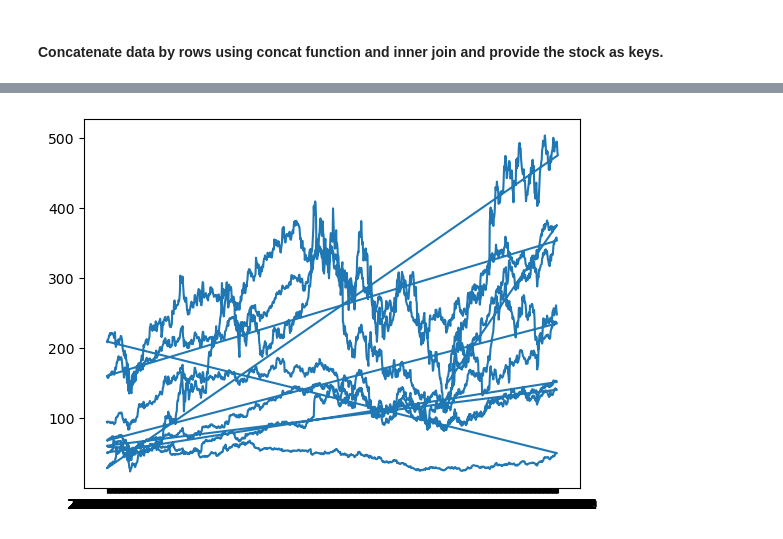
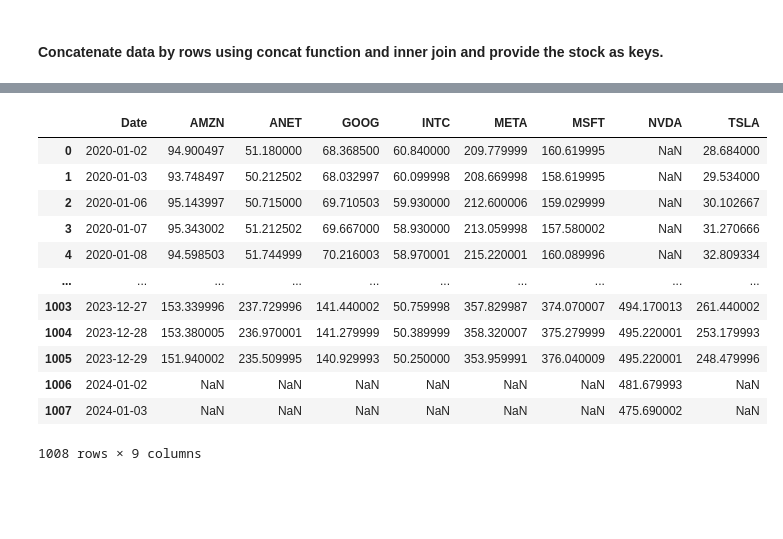
Before and after one commit to skiluvia/project1-varos-kiluvia-conley-melton, a Jupyter notebook: Project_1.ipynb, the cells around one changed output, grey strips where cells are left out. Saved outputs shown, nothing was run; the diff lists cells and outputs as text; code cells hidden in the pictures; blank space fills up the shorter version.

```diff
--- a/Project_1.ipynb
+++ b/Project_1.ipynb
@@ -8,23 +12,31 @@ import matplotlib.pyplot as plt
 #### Read in Files
 # %%
 ## Import data
-amzn_path = Path('C:/Users/richv/OneDrive/Documents/GitHub/project1-varos-kiluvia-conley-melton/Resources/AMZN.csv')
-anet_path = Path('C:/Users/richv/OneDrive/Documents/GitHub/project1-varos-kiluvia-conley-melton/Resources/ANET.csv')
-goog_path = Path('C:/Users/richv/OneDrive/Documents/GitHub/project1-varos-kiluvia-conley-melton/Resources/GOOG.csV')
-intc_path = Path('C:/Users/richv/OneDrive/Documents/GitHub/project1-varos-kiluvia-conley-melton/Resources/INTC.csv')
-meta_path = Path('C:/Users/richv/OneDrive/Documents/GitHub/project1-varos-kiluvia-conley-melton/Resources/META.csv')
-msft_path = Path('C:/Users/richv/OneDrive/Documents/GitHub/project1-varos-kiluvia-conley-melton/Resources/MSFT.csv')
-nvda_path = Path('C:/Users/richv/OneDrive/Documents/GitHub/project1-varos-kiluvia-conley-melton/Resources/NVDA.csv')
-tsla_path = Path('C:/Users/richv/OneDrive/Documents/GitHub/project1-varos-kiluvia-conley-melton/Resources/TSLA.csv')
+amzn_path = Path('Resources/AMZN.csv')
+anet_path = Path('Resources/ANET.csv')
+goog_path = Path('Resources/GOOG.csV')
+intc_path = Path('Resources/INTC.csv')
+meta_path = Path('Resources/META.csv')
+msft_path = Path('Resources/MSFT.csv')
+nvda_path = Path('Resources/NVDA.csv')
+tsla_path = Path('Resources/TSLA.csv')
 
 # Read in data and index by date
 amzn_data = pd.read_csv(amzn_path)
+amzn_data.rename(columns={'Close': 'AMZN'}, inplace=True)
 anet_data = pd.read_csv(anet_path)
+anet_data.rename(columns={'Close': 'ANET'}, inplace=True)
 goog_data = pd.read_csv(goog_path)
+goog_data.rename(columns={'Close': 'GOOG'}, inplace=True)
 intc_data = pd.read_csv(intc_path)
+intc_data.rename(columns={'Close': 'INTC'}, inplace=True)
 meta_data = pd.read_csv(meta_path)
+meta_data.rename(columns={'Close': 'META'}, inplace=True)
 msft_data = pd.read_csv(msft_path)
+msft_data.rename(columns={'Close': 'MSFT'}, inplace=True)
 nvda_data = pd.read_csv(nvda_path)
+nvda_data.rename(columns={'Close': 'NVDA'}, inplace=True)
 tsla_data = pd.read_csv(tsla_path)
+tsla_data.rename(columns={'Close': 'TSLA'}, inplace=True)
 # %% [markdown]
 #### Concatenate data by rows using concat function and inner join and provide the stock as keys.
@@ -50,5 +43,18 @@ Tesla  1001  2023-12-22  252.539993
-# %%
-plt.plot(projectDF['Date'], projectDF['Close'])
-plt.show()
-# %% [output]
-[figure, removed]
+# %%
+data_frames = [amzn_data[['Date','AMZN']],anet_data[['Date','ANET']],goog_data[['Date','GOOG']],intc_data[['Date','INTC']], meta_data[['Date','META']],msft_data[['Date','MSFT']],nvda_data[['Date','NVDA']],tsla_data[['Date','TSLA']]]
+combinedDF = reduce(lambda  left,right: pd.merge(left,right,on=['Date'],how='outer'), data_frames)
+combinedDF
+# %% [output]
+|  | Date | AMZN | ANET | GOOG | INTC | META | MSFT | NVDA | TSLA |
+| 0 | 2020-01-02 | 94.900497 | 51.180000 | 68.368500 | 60.840000 | 209.779999 | 160.619995 | NaN | 28.684000 |
+| 1 | 2020-01-03 | 93.748497 | 50.212502 | 68.032997 | 60.099998 | 208.669998 | 158.619995 | NaN | 29.534000 |
+| 2 | 2020-01-06 | 95.143997 | 50.715000 | 69.710503 | 59.930000 | 212.600006 | 159.029999 | NaN | 30.102667 |
+| 3 | 2020-01-07 | 95.343002 | 51.212502 | 69.667000 | 58.930000 | 213.059998 | 157.580002 | NaN | 31.270666 |
+| 4 | 2020-01-08 | 94.598503 | 51.744999 | 70.216003 | 58.970001 | 215.220001 | 160.089996 | NaN | 32.809334 |
+| ... | ... | ... | ... | ... | ... | ... | ... | ... | ... |
+| 1003 | 2023-12-27 | 153.339996 | 237.729996 | 141.440002 | 50.759998 | 357.829987 | 374.070007 | 494.170013 | 261.440002 |
+| 1004 | 2023-12-28 | 153.380005 | 236.970001 | 141.279999 | 50.389999 | 358.320007 | 375.279999 | 495.220001 | 253.179993 |
+| 1005 | 2023-12-29 | 151.940002 | 235.509995 | 140.929993 | 50.250000 | 353.959991 | 376.040009 | 495.220001 | 248.479996 |
+| 1006 | 2024-01-02 | NaN | NaN | NaN | NaN | NaN | NaN | 481.679993 | NaN |
+| 1007 | 2024-01-03 | NaN | NaN | NaN | NaN | NaN | NaN | 475.690002 | NaN |
+1008 rows × 9 columns
```
Also changed, not shown: parts of 4 cells of this notebook.
